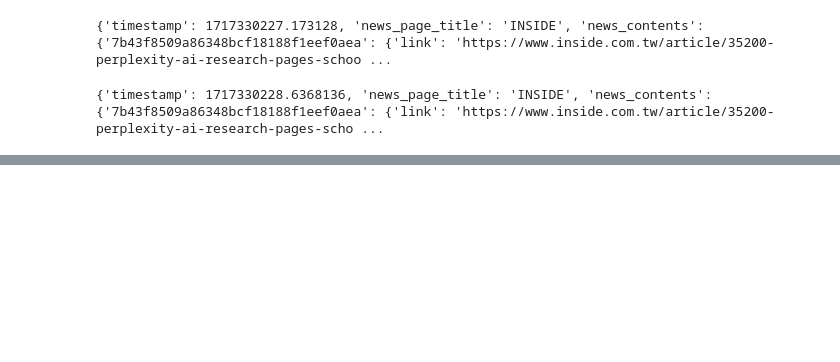
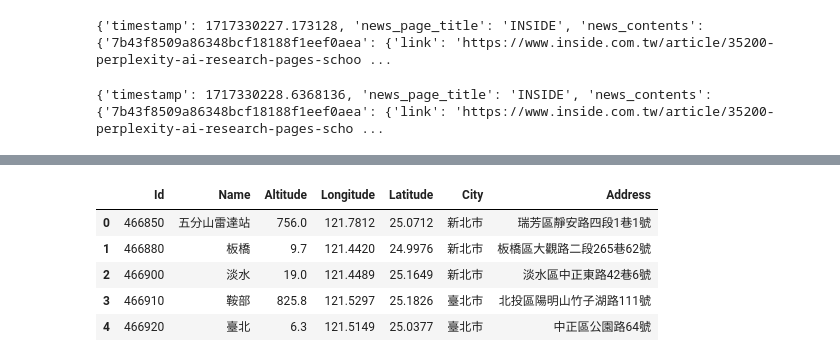
Before and after one commit to Nicole040/python-development-bible, a Jupyter notebook: 網路爬蟲資料收集.ipynb, the cells around one changed output, grey strips where cells are left out. Saved outputs shown, nothing was run; the diff lists cells and outputs as text; code cells hidden in the pictures; blank space fills up the shorter version.

```diff
--- a/網路爬蟲資料收集.ipynb
+++ b/網路爬蟲資料收集.ipynb
@@ -254,0 +292,14 @@ for key in content:
+# %%
+# 取前5筆另存<station5.csv>
+import pandas as pd
+df = pd.read_csv('station.csv')
+df1 = df[0:5]
+df1.to_csv('station5.csv', index=False)
+df1
+# %% [output]
+|  | Id | Name | Altitude | Longitude | Latitude | City | Address |
+| 0 | 466850 | 五分山雷達站 | 756.0 | 121.7812 | 25.0712 | 新北市 | 瑞芳區靜安路四段1巷1號 |
+| 1 | 466880 | 板橋 | 9.7 | 121.4420 | 24.9976 | 新北市 | 板橋區大觀路二段265巷62號 |
+| 2 | 466900 | 淡水 | 19.0 | 121.4489 | 25.1649 | 新北市 | 淡水區中正東路42巷6號 |
+| 3 | 466910 | 鞍部 | 825.8 | 121.5297 | 25.1826 | 臺北市 | 北投區陽明山竹子湖路111號 |
+| 4 | 466920 | 臺北 | 6.3 | 121.5149 | 25.0377 | 臺北市 | 中正區公園路64號 |
```
Also changed, not shown: parts of 5 cells of this notebook.
